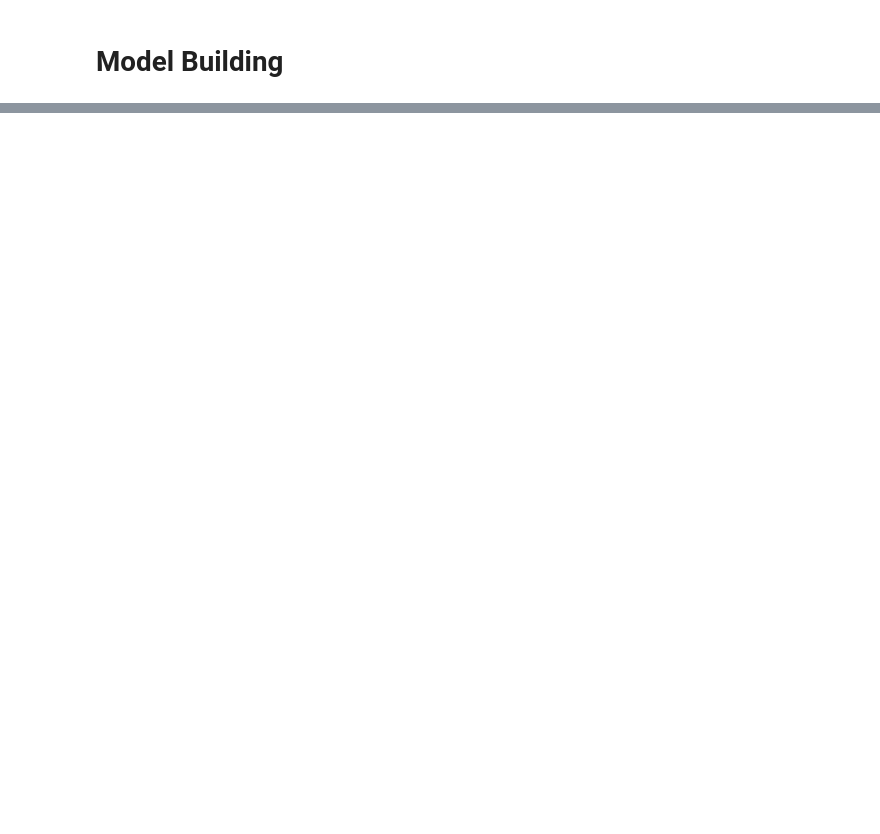
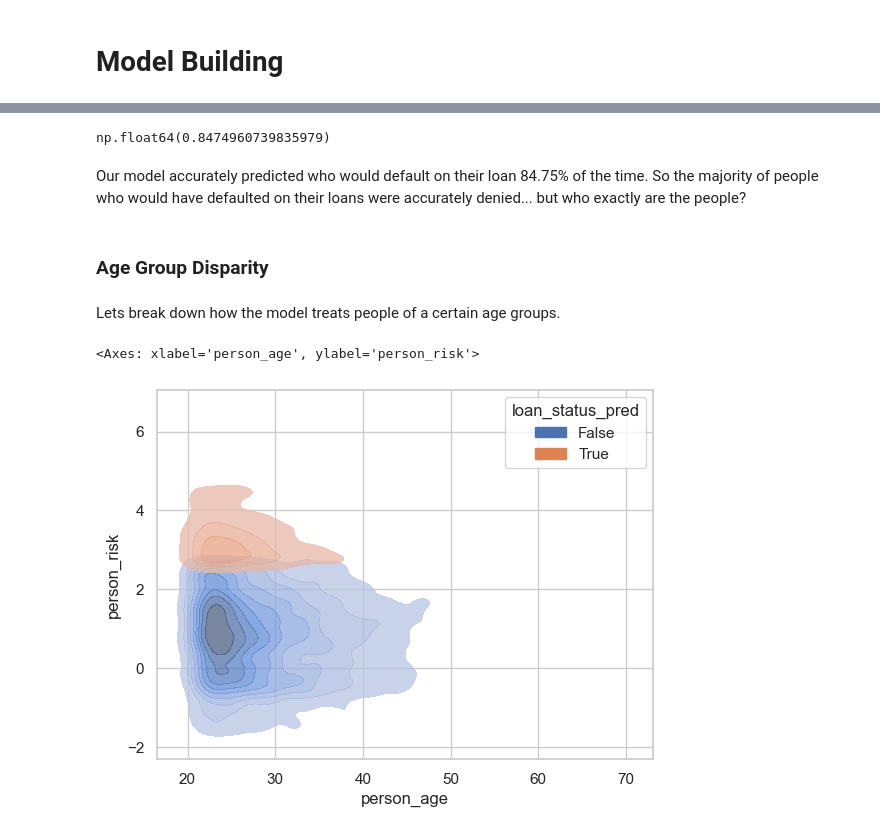
Before and after one commit to lawolff1702/lawolff1702.github.io, a Jupyter notebook: posts/Design and Impact of Automated Decision Systems/index.ipynb, the cells around one changed output, grey strips where cells are left out. Drawn from its saved outputs; the diff is of its cells as text; code cells hidden in the pictures; blank space fills up the shorter version.

```diff
--- a/posts/Design and Impact of Automated Decision Systems/index.ipynb
+++ b/posts/Design and Impact of Automated Decision Systems/index.ipynb
@@ -204,0 +246,11 @@ labs = ax.set(xlabel = r"Threshold $t$", ylabel = "Net benefit", title = f"Best
+# %%
+url = "https://raw.githubusercontent.com/PhilChodrow/ml-notes/main/data/credit-risk/test.csv"
+df_test = pd.read_csv(url)
+
+df_test["cb_person_default_on_file"] = le.transform(df_test["cb_person_default_on_file"])
+df_test = df_test.dropna()
+df_test = pd.get_dummies(df_test)
+# df_test[all_quant_cols] = scaler.fit_transform(df_test[all_quant_cols])
+
+X_test = df_test.drop(columns = "loan_status")
+y_test = df_test["loan_status"]
@@ -204,0 +259,9 @@ labs = ax.set(xlabel = r"Threshold $t$", ylabel = "Net benefit", title = f"Best
+# %%
+test_scores = linear_score(df_test[final_cols], w)
+y_pred = test_scores > best_threshold
+
+test_tn = ((y_pred == 0) & (y_test == 0))
+test_fn = ((y_pred == 0) & (y_test == 1))
+
+test_gain = calculate_profit(df_test.loc[test_tn]).sum() + calculate_loss(df_test.loc[test_fn]).sum()
+test_gain /= len(df_test)
@@ -204,0 +280,18 @@ labs = ax.set(xlabel = r"Threshold $t$", ylabel = "Net benefit", title = f"Best
+# %%
+df_test["person_risk"] = test_scores
+df_test["loan_status_pred"] = y_pred
+# %%
+(df_test["loan_status_pred"] == df_test["loan_status"]).mean()
+# %% [output]
+np.float64(0.8474960739835979)
+# %% [markdown]
+Our model accurately predicted who would default on their loan 84.75% of the time. So the majority of people who would have defaulted on their loans were accurately denied... but who exactly are the people?
+# %% [markdown]
+### Age Group Disparity
+# %% [markdown]
+Lets break down how the model treats people of a certain age groups.
+# %%
+sns.kdeplot(data = df_test, x = "person_age", y = "person_risk", hue = "loan_status_pred", alpha = 0.75, fill = True, bw_adjust=0.7)
+# %% [output]
+<Axes: xlabel='person_age', ylabel='person_risk'>
+[figure, added]
```
Also changed, not shown: parts of 48 cells of this notebook, 9 other files.
